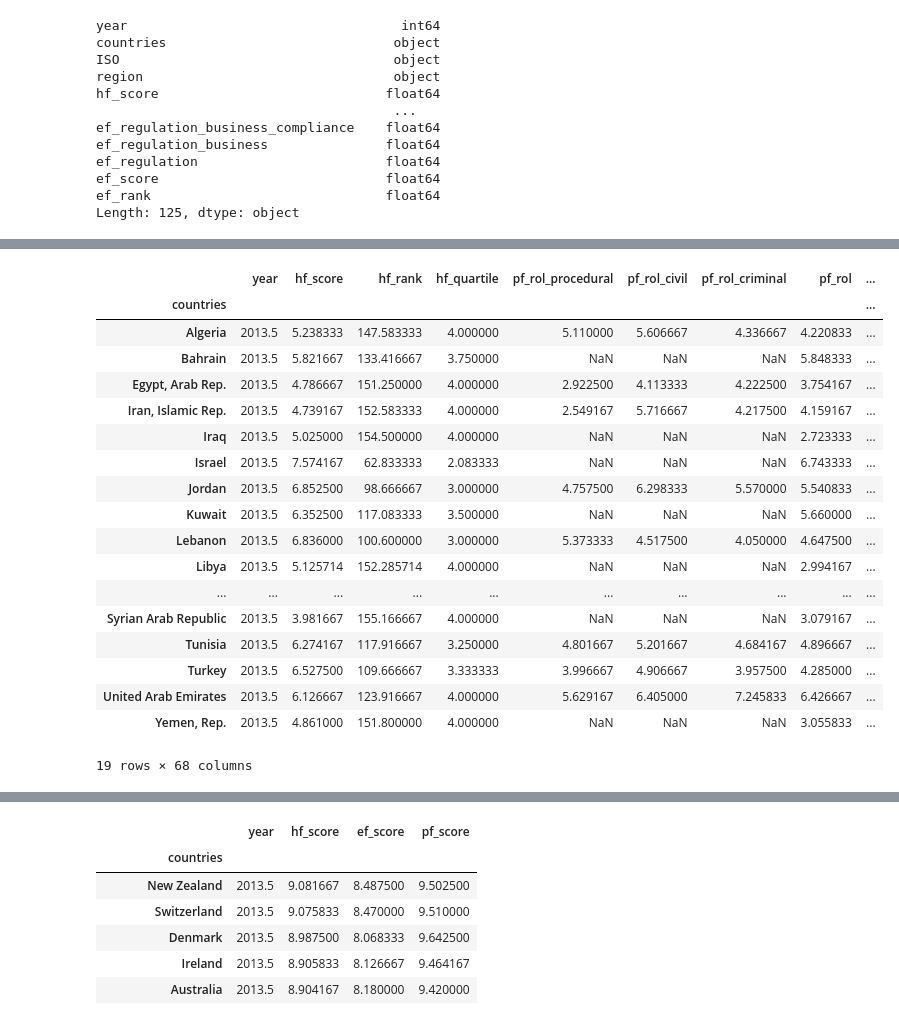
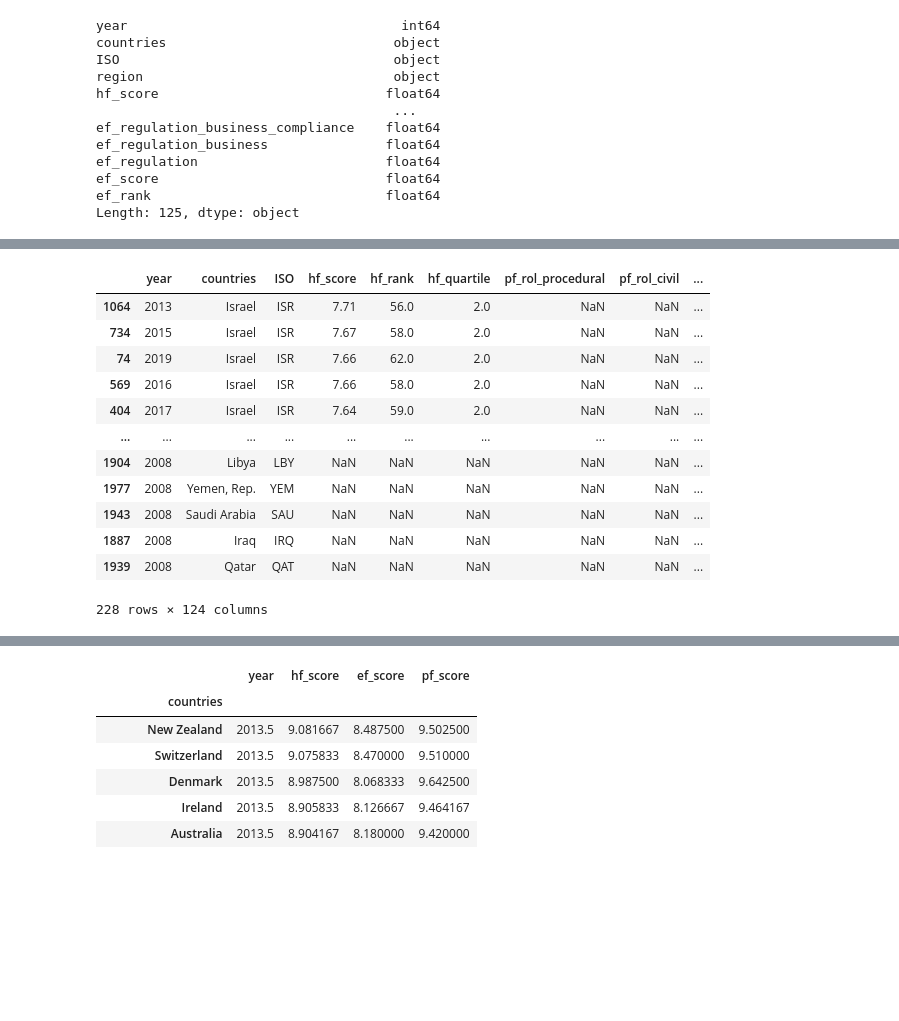
Before and after one commit to NJB7/HumanFreedomIndexProject, a Jupyter notebook: HFIProject.ipynb, the cells around one changed output, grey strips where cells are left out. Saved outputs shown, nothing was run; the diff lists cells and outputs as text; code cells hidden in the pictures; blank space fills up the shorter version.

```diff
--- a/HFIProject.ipynb
+++ b/HFIProject.ipynb
@@ -113,27 +103,23 @@ df4
 # %%
-(df3.loc[df3["region"] == "Middle East & North Africa"]
+dfme = (df3.loc[df3["region"] == "Middle East & North Africa"]
     .sort_values("hf_score", ascending=False)
-    .groupby(["countries"]).mean())
+        .drop(columns=['region']))
+    # .groupby(["countries"]).mean())
+dfme
 # %% [output]
-|  | year | hf_score | hf_rank | hf_quartile | pf_rol_procedural | pf_rol_civil | pf_rol_criminal | pf_rol | ... |
-| countries |  |  |  |  |  |  |  |  | ... |
-| Algeria | 2013.5 | 5.238333 | 147.583333 | 4.000000 | 5.110000 | 5.606667 | 4.336667 | 4.220833 | ... |
-| Bahrain | 2013.5 | 5.821667 | 133.416667 | 3.750000 | NaN | NaN | NaN | 5.848333 | ... |
-| Egypt, Arab Rep. | 2013.5 | 4.786667 | 151.250000 | 4.000000 | 2.922500 | 4.113333 | 4.222500 | 3.754167 | ... |
-| Iran, Islamic Rep. | 2013.5 | 4.739167 | 152.583333 | 4.000000 | 2.549167 | 5.716667 | 4.217500 | 4.159167 | ... |
-| Iraq | 2013.5 | 5.025000 | 154.500000 | 4.000000 | NaN | NaN | NaN | 2.723333 | ... |
-| Israel | 2013.5 | 7.574167 | 62.833333 | 2.083333 | NaN | NaN | NaN | 6.743333 | ... |
-| Jordan | 2013.5 | 6.852500 | 98.666667 | 3.000000 | 4.757500 | 6.298333 | 5.570000 | 5.540833 | ... |
-| Kuwait | 2013.5 | 6.352500 | 117.083333 | 3.500000 | NaN | NaN | NaN | 5.660000 | ... |
-| Lebanon | 2013.5 | 6.836000 | 100.600000 | 3.000000 | 5.373333 | 4.517500 | 4.050000 | 4.647500 | ... |
-| Libya | 2013.5 | 5.125714 | 152.285714 | 4.000000 | NaN | NaN | NaN | 2.994167 | ... |
+|  | year | countries | ISO | hf_score | hf_rank | hf_quartile | pf_rol_procedural | pf_rol_civil | ... |
+| 1064 | 2013 | Israel | ISR | 7.71 | 56.0 | 2.0 | NaN | NaN | ... |
+| 734 | 2015 | Israel | ISR | 7.67 | 58.0 | 2.0 | NaN | NaN | ... |
+| 74 | 2019 | Israel | ISR | 7.66 | 62.0 | 2.0 | NaN | NaN | ... |
+| 569 | 2016 | Israel | ISR | 7.66 | 58.0 | 2.0 | NaN | NaN | ... |
+| 404 | 2017 | Israel | ISR | 7.64 | 59.0 | 2.0 | NaN | NaN | ... |
 | ... | ... | ... | ... | ... | ... | ... | ... | ... | ... |
-| Syrian Arab Republic | 2013.5 | 3.981667 | 155.166667 | 4.000000 | NaN | NaN | NaN | 3.079167 | ... |
-| Tunisia | 2013.5 | 6.274167 | 117.916667 | 3.250000 | 4.801667 | 5.201667 | 4.684167 | 4.896667 | ... |
-| Turkey | 2013.5 | 6.527500 | 109.666667 | 3.333333 | 3.996667 | 4.906667 | 3.957500 | 4.285000 | ... |
-| United Arab Emirates | 2013.5 | 6.126667 | 123.916667 | 4.000000 | 5.629167 | 6.405000 | 7.245833 | 6.426667 | ... |
-| Yemen, Rep. | 2013.5 | 4.861000 | 151.800000 | 4.000000 | NaN | NaN | NaN | 3.055833 | ... |
+| 1904 | 2008 | Libya | LBY | NaN | NaN | NaN | NaN | NaN | ... |
+| 1977 | 2008 | Yemen, Rep. | YEM | NaN | NaN | NaN | NaN | NaN | ... |
+| 1943 | 2008 | Saudi Arabia | SAU | NaN | NaN | NaN | NaN | NaN | ... |
+| 1887 | 2008 | Iraq | IRQ | NaN | NaN | NaN | NaN | NaN | ... |
+| 1939 | 2008 | Qatar | QAT | NaN | NaN | NaN | NaN | NaN | ... |
-19 rows × 68 columns
+228 rows × 124 columns
 # %%
 # (df3.loc[df3["region"] == "Middle East & North Africa"]
 #     .sort_values("hf_score", ascending=False).groupby(["year"]).mean())
```
Also changed, not shown: parts of 15 cells of this notebook, 2 other files.
